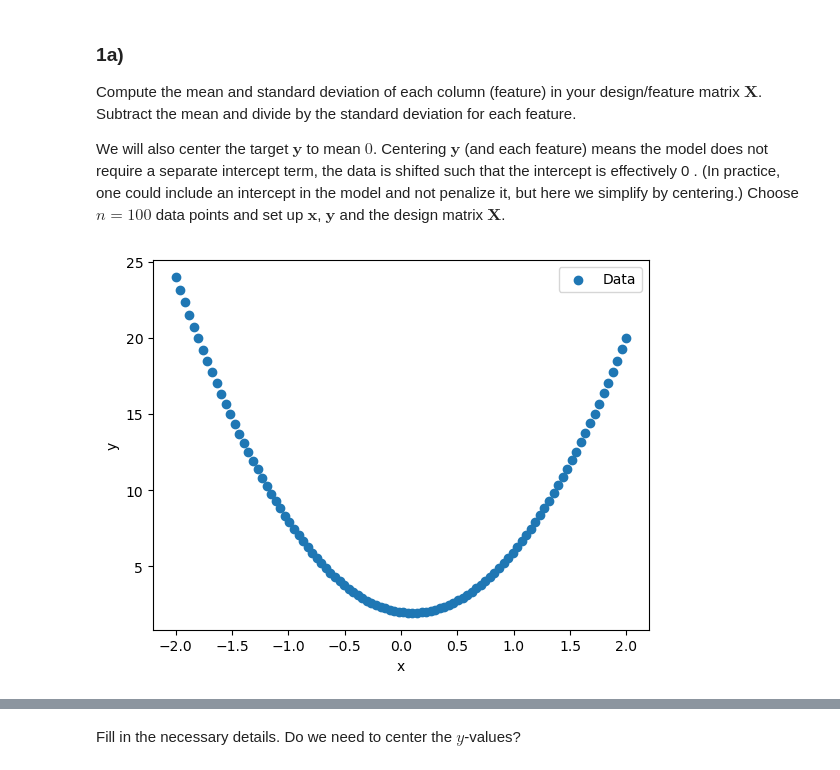
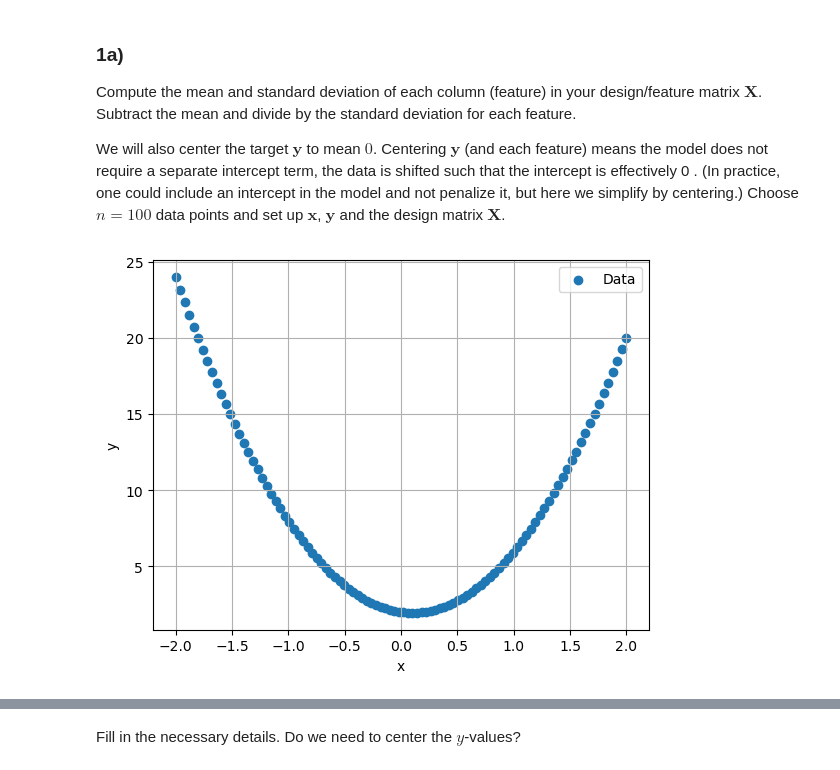
Before and after one commit to johnmagj/FYS-STK4155, a Jupyter notebook: Week37/exercises_week37.ipynb, the cells around one changed output, grey strips where cells are left out. Cells and saved outputs as stored; diff of their text form; code cells hidden in the pictures.

```diff
--- a/Week37/exercises_week37.ipynb
+++ b/Week37/exercises_week37.ipynb
@@ -54,22 +54,24 @@ Choose $n=100$ data points and set up $\boldsymbol{x}$, $\boldsymbol{y}$ and the
 # %%
 import numpy as np
 import matplotlib.pyplot as plt
 
 def f(x):
     return 2 - x + 5*x**2
 
 n = 100
 x = np.linspace(-2, 2, n)
 y = f(x)
 
 plt.scatter(x, y, label="Data")
 plt.xlabel("x")
 plt.ylabel("y")
 plt.legend()
+plt.grid()
+#plt.axis('equal')
 plt.show()
 plt.close()
 # %% [output]
-[figure, old version]
+[figure, new version]
 # %%
 from sklearn.preprocessing import PolynomialFeatures # use the fit_transform method of the created object!
 from sklearn.model_selection import train_test_split
```
Also changed, not shown: parts of 3 cells of this notebook.
